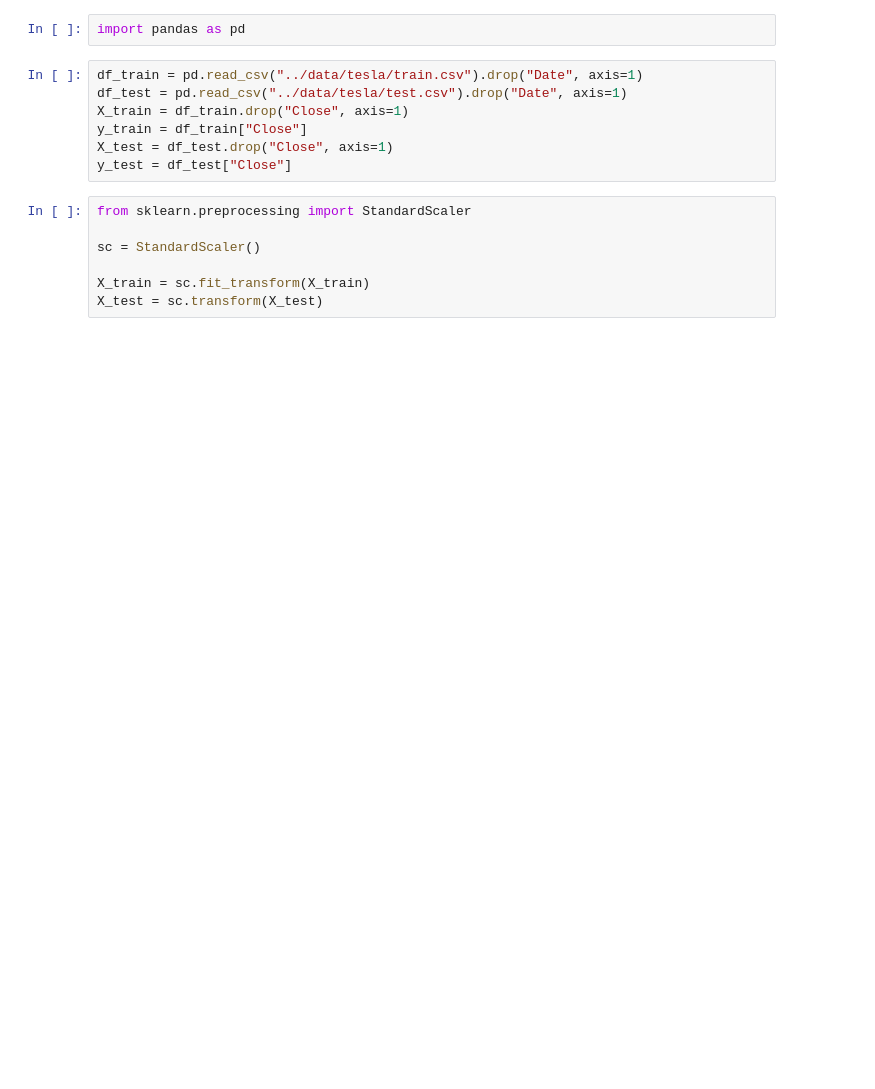
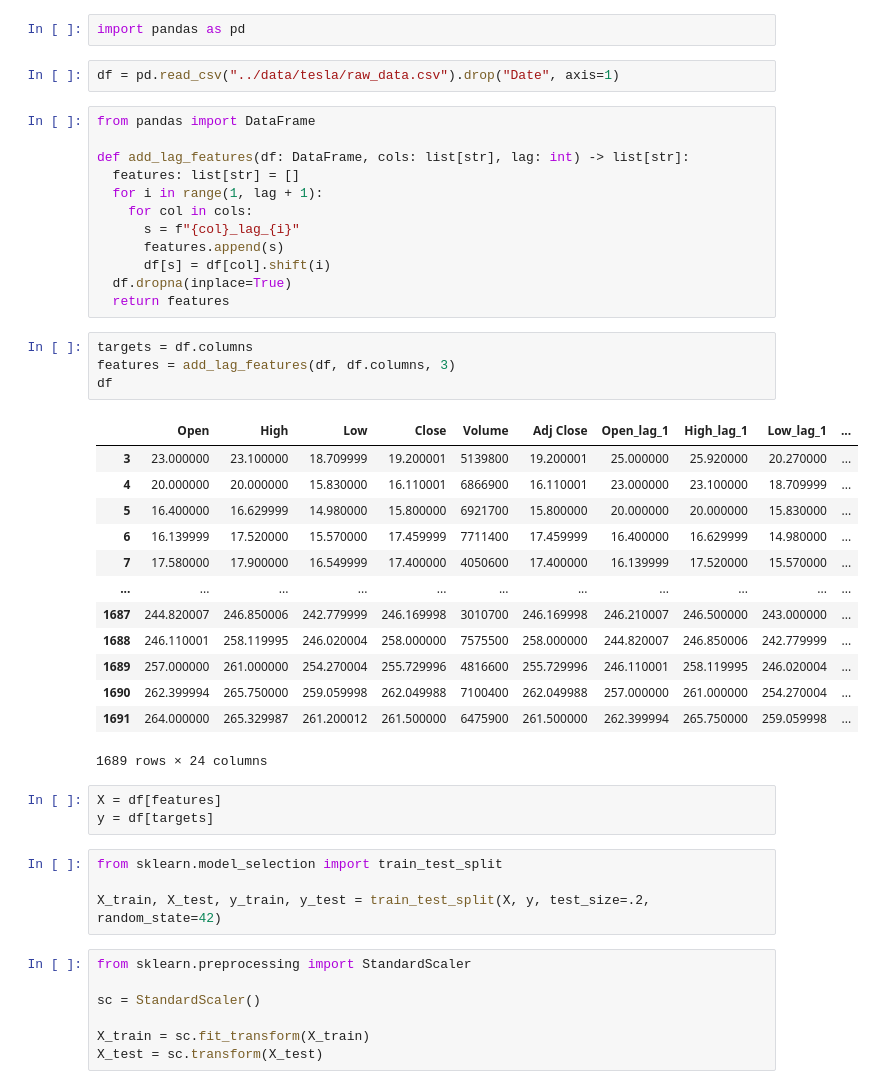
Before and after one commit to HaiAu2501/EL4TF, a Jupyter notebook: linear_models/lasso_regression.ipynb, the cells around one changed output. Cells and saved outputs as stored; diff of their text form; blank space fills up the shorter version.

```diff
--- a/linear_models/lasso_regression.ipynb
+++ b/linear_models/lasso_regression.ipynb
@@ -1,12 +1,44 @@
 # %%
 import pandas as pd
-# %%
-df_train = pd.read_csv("../data/tesla/train.csv").drop("Date", axis=1)
-df_test = pd.read_csv("../data/tesla/test.csv").drop("Date", axis=1)
-X_train = df_train.drop("Close", axis=1)
-y_train = df_train["Close"]
-X_test = df_test.drop("Close", axis=1)
-y_test = df_test["Close"]
+# %%
+df = pd.read_csv("../data/tesla/raw_data.csv").drop("Date", axis=1)
+# %%
+from pandas import DataFrame
+
+def add_lag_features(df: DataFrame, cols: list[str], lag: int) -> list[str]:
+  features: list[str] = []
+  for i in range(1, lag + 1):
+    for col in cols:
+      s = f"{col}_lag_{i}"
+      features.append(s)
+      df[s] = df[col].shift(i)
+  df.dropna(inplace=True)
+  return features
+# %%
+targets = df.columns
+features = add_lag_features(df, df.columns, 3)
+df
+# %% [output]
+|  | Open | High | Low | Close | Volume | Adj Close | Open_lag_1 | High_lag_1 | Low_lag_1 | ... |
+| 3 | 23.000000 | 23.100000 | 18.709999 | 19.200001 | 5139800 | 19.200001 | 25.000000 | 25.920000 | 20.270000 | ... |
+| 4 | 20.000000 | 20.000000 | 15.830000 | 16.110001 | 6866900 | 16.110001 | 23.000000 | 23.100000 | 18.709999 | ... |
+| 5 | 16.400000 | 16.629999 | 14.980000 | 15.800000 | 6921700 | 15.800000 | 20.000000 | 20.000000 | 15.830000 | ... |
+| 6 | 16.139999 | 17.520000 | 15.570000 | 17.459999 | 7711400 | 17.459999 | 16.400000 | 16.629999 | 14.980000 | ... |
+| 7 | 17.580000 | 17.900000 | 16.549999 | 17.400000 | 4050600 | 17.400000 | 16.139999 | 17.520000 | 15.570000 | ... |
+| ... | ... | ... | ... | ... | ... | ... | ... | ... | ... | ... |
+| 1687 | 244.820007 | 246.850006 | 242.779999 | 246.169998 | 3010700 | 246.169998 | 246.210007 | 246.500000 | 243.000000 | ... |
+| 1688 | 246.110001 | 258.119995 | 246.020004 | 258.000000 | 7575500 | 258.000000 | 244.820007 | 246.850006 | 242.779999 | ... |
+| 1689 | 257.000000 | 261.000000 | 254.270004 | 255.729996 | 4816600 | 255.729996 | 246.110001 | 258.119995 | 246.020004 | ... |
+| 1690 | 262.399994 | 265.750000 | 259.059998 | 262.049988 | 7100400 | 262.049988 | 257.000000 | 261.000000 | 254.270004 | ... |
+| 1691 | 264.000000 | 265.329987 | 261.200012 | 261.500000 | 6475900 | 261.500000 | 262.399994 | 265.750000 | 259.059998 | ... |
+1689 rows × 24 columns
+# %%
+X = df[features]
+y = df[targets]
+# %%
+from sklearn.model_selection import train_test_split
+
+X_train, X_test, y_train, y_test = train_test_split(X, y, test_size=.2, random_state=42)
 # %%
 from sklearn.preprocessing import StandardScaler
 
```
Also changed, not shown: parts of 3 cells of this notebook.
